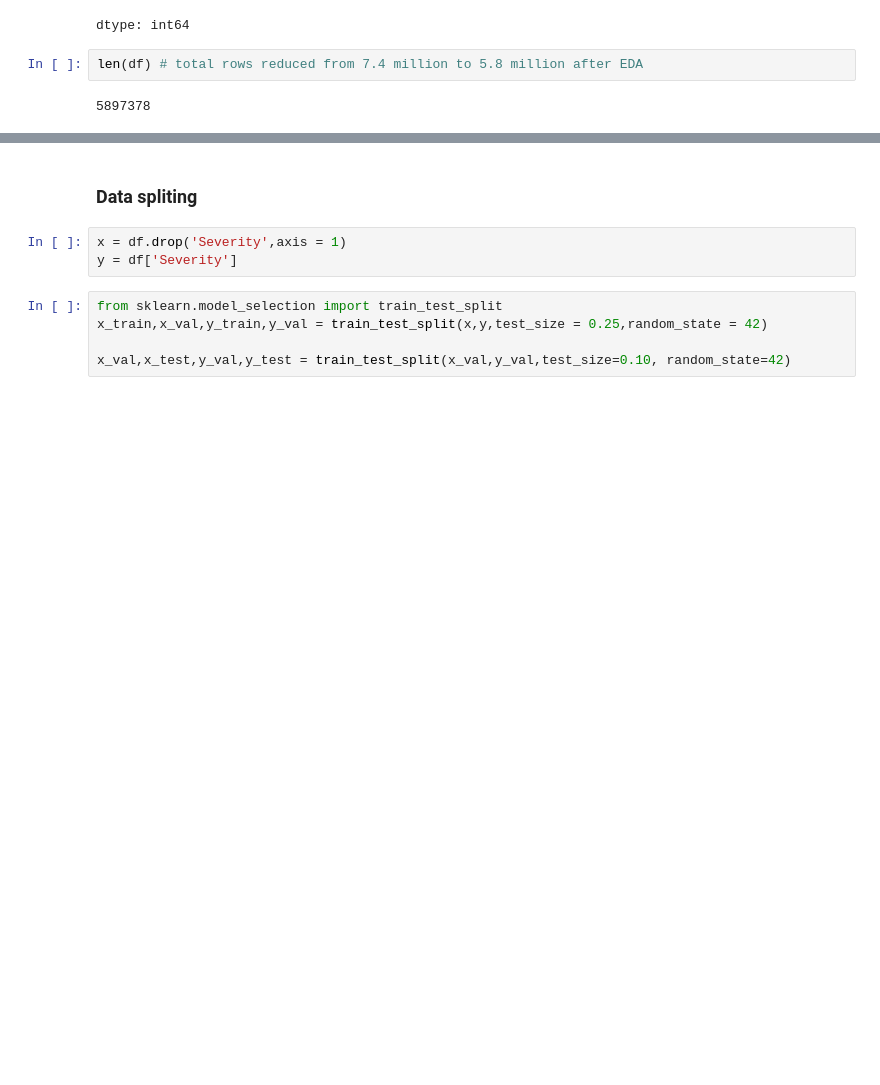
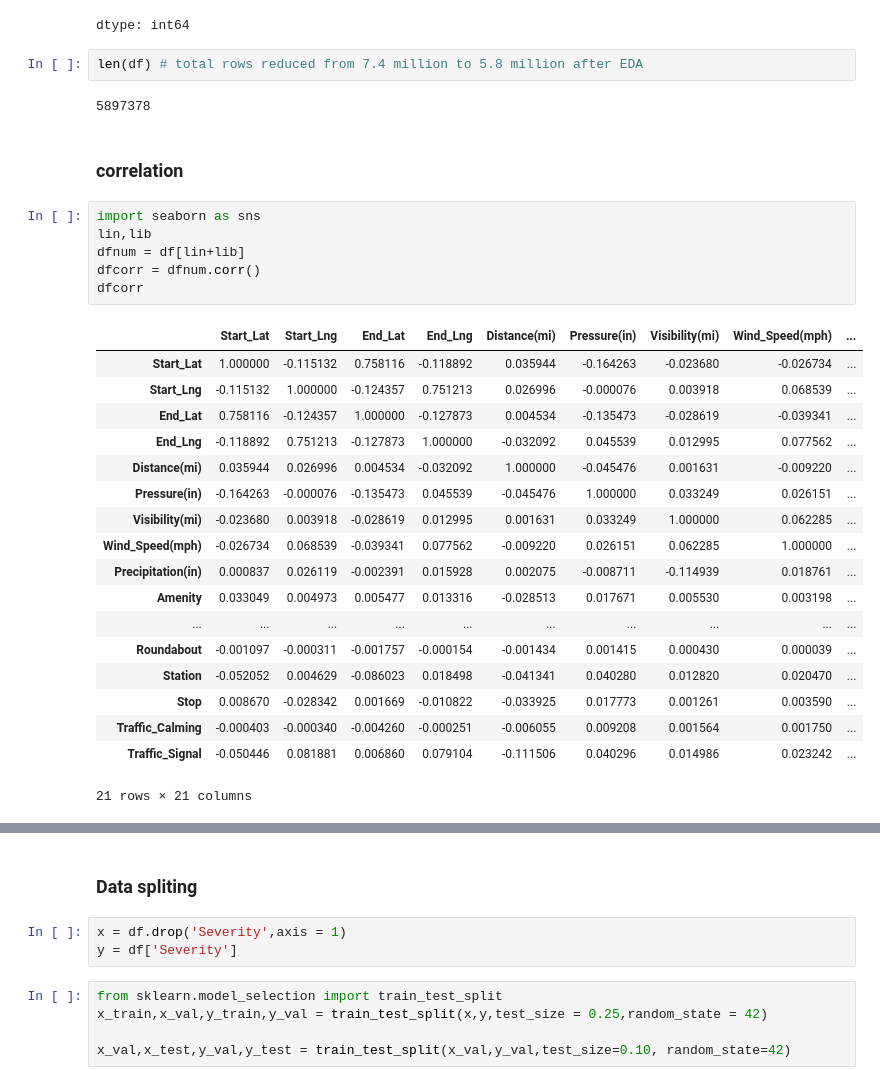
Before and after one commit to viVeK21111/Us-Accident-severity-prediction, a Jupyter notebook: accident.ipynb, the cells around one changed output, grey strips where cells are left out. Saved outputs shown, nothing was run; the diff lists cells and outputs as text; blank space fills up the shorter version.

```diff
--- a/accident.ipynb
+++ b/accident.ipynb
@@ -759,3 +751,30 @@ dtype: int64
 len(df) # total rows reduced from 7.4 million to 5.8 million after EDA
 # %% [output]
 5897378
+# %% [markdown]
+### correlation
+# %%
+import seaborn as sns
+lin,lib
+dfnum = df[lin+lib]
+dfcorr = dfnum.corr()
+dfcorr
+# %% [output]
+|  | Start_Lat | Start_Lng | End_Lat | End_Lng | Distance(mi) | Pressure(in) | Visibility(mi) | Wind_Speed(mph) | ... |
+| Start_Lat | 1.000000 | -0.115132 | 0.758116 | -0.118892 | 0.035944 | -0.164263 | -0.023680 | -0.026734 | ... |
+| Start_Lng | -0.115132 | 1.000000 | -0.124357 | 0.751213 | 0.026996 | -0.000076 | 0.003918 | 0.068539 | ... |
+| End_Lat | 0.758116 | -0.124357 | 1.000000 | -0.127873 | 0.004534 | -0.135473 | -0.028619 | -0.039341 | ... |
+| End_Lng | -0.118892 | 0.751213 | -0.127873 | 1.000000 | -0.032092 | 0.045539 | 0.012995 | 0.077562 | ... |
+| Distance(mi) | 0.035944 | 0.026996 | 0.004534 | -0.032092 | 1.000000 | -0.045476 | 0.001631 | -0.009220 | ... |
+| Pressure(in) | -0.164263 | -0.000076 | -0.135473 | 0.045539 | -0.045476 | 1.000000 | 0.033249 | 0.026151 | ... |
+| Visibility(mi) | -0.023680 | 0.003918 | -0.028619 | 0.012995 | 0.001631 | 0.033249 | 1.000000 | 0.062285 | ... |
+| Wind_Speed(mph) | -0.026734 | 0.068539 | -0.039341 | 0.077562 | -0.009220 | 0.026151 | 0.062285 | 1.000000 | ... |
+| Precipitation(in) | 0.000837 | 0.026119 | -0.002391 | 0.015928 | 0.002075 | -0.008711 | -0.114939 | 0.018761 | ... |
+| Amenity | 0.033049 | 0.004973 | 0.005477 | 0.013316 | -0.028513 | 0.017671 | 0.005530 | 0.003198 | ... |
+| ... | ... | ... | ... | ... | ... | ... | ... | ... | ... |
+| Roundabout | -0.001097 | -0.000311 | -0.001757 | -0.000154 | -0.001434 | 0.001415 | 0.000430 | 0.000039 | ... |
+| Station | -0.052052 | 0.004629 | -0.086023 | 0.018498 | -0.041341 | 0.040280 | 0.012820 | 0.020470 | ... |
+| Stop | 0.008670 | -0.028342 | 0.001669 | -0.010822 | -0.033925 | 0.017773 | 0.001261 | 0.003590 | ... |
+| Traffic_Calming | -0.000403 | -0.000340 | -0.004260 | -0.000251 | -0.006055 | 0.009208 | 0.001564 | 0.001750 | ... |
+| Traffic_Signal | -0.050446 | 0.081881 | 0.006860 | 0.079104 | -0.111506 | 0.040296 | 0.014986 | 0.023242 | ... |
+21 rows × 21 columns
```
Also changed, not shown: parts of 14 cells of this notebook, 1 other file.
